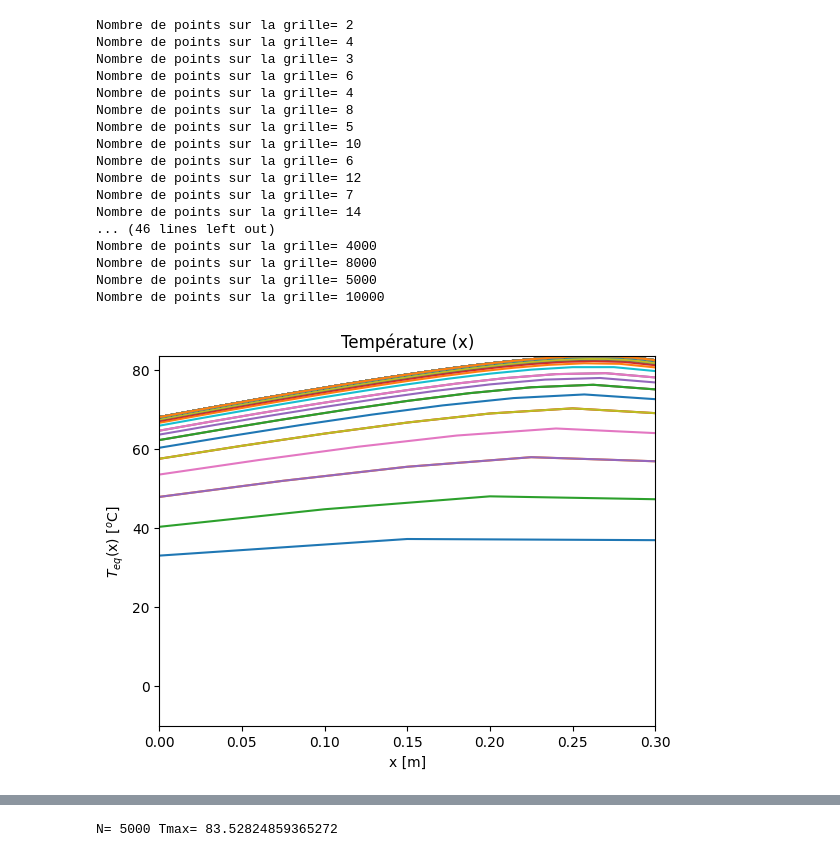
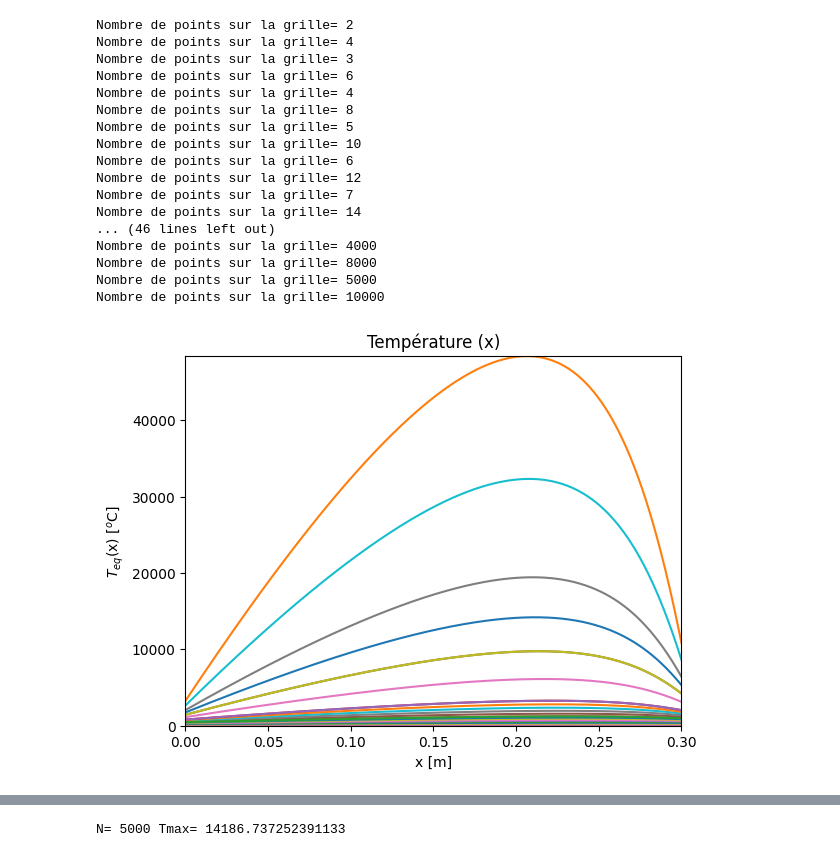
Before and after one commit to patatooe/MP1-Projet-3, a Jupyter notebook: MP1-Equations_independant_du_temps_1D.ipynb, the cells around one changed output, grey strips where cells are left out. Saved outputs shown, nothing was run; the diff lists cells and outputs as text; code cells hidden in the pictures.

```diff
--- a/MP1-Equations_independant_du_temps_1D.ipynb
+++ b/MP1-Equations_independant_du_temps_1D.ipynb
@@ -47,7 +47,7 @@ for N in Nar:
 
     print('Nombre de points sur la grille=',N);
     ci=ci+1;
-    dx=L/N; #Pas de discrétisation
+    dx=0.003       #L/N; #Pas de discrétisation
     x=np.linspace(0,L,N+1);
 
     # Sourse volumique de chaleur q[W/m^3] d'épaisseur dL
@@ -59,13 +59,19 @@ for N in Nar:
     # matrice pleine
     A=np.diag(-2*np.ones(N+1),0)+np.diag(np.ones(N),-1)+np.diag(np.ones(N),1);
 
-    A[0,0]=2*c2*dx-3*c1;A[0,1]=4*c1;A[0,2]=-c1;
-    A[N,N]=3*d1+2*d2*dx;A[N,N-1]=-4*d1;A[N,N-2]=d1;
-    b=-S/k*dx**2; b[0]=-2*c3*dx; b[N]=-2*d3*dx;
+    A[0,0]=2*c2*dx-3*c1;
+    A[0,1]=4*c1;
+    A[0,2]=-c1;
+    A[N,N]=3*d1+2*d2*dx;
+    A[N,N-1]=-4*d1;
+    A[N,N-2]=d1;
+    b=-S/k*dx**2;
+    b[0]=-2*c3*dx;
+    b[N]=-2*d3*dx;
 
     tic=time.time_ns();
     u=np.linalg.solve(A, b); # Option préférée
-#    u=np.linalg.inv(A)@b; # Option gourmande en mémoire
+    # u=np.linalg.inv(A)@b; # Option gourmande en mémoire
     toc=time.time_ns();
     tInv[ci]=(toc-tic)/1e9; #temps en [s]
 
@@ -87,31 +93,31 @@ plt.title('Erreur (N)')
 plt.xlabel('dx [m]')
 plt.ylabel('Err(dx)=|$T_{max}$(dx)-$T_{max}$(dx/2)|')
 plt.show()
 
 plt.figure(3)
 plt.loglog(Nar,tInv,'o')
 plt.title('Temps de calcul (N)')
 plt.xlabel('N')
 plt.ylabel('temps [s]')
 
 Tmax_eq=Tmax[-2];
 print('N=',Nar1[-1],'Tmax=',Tmax_eq)
 # %% [output]
 Nombre de points sur la grille= 2
 Nombre de points sur la grille= 4
 Nombre de points sur la grille= 3
 Nombre de points sur la grille= 6
 Nombre de points sur la grille= 4
 Nombre de points sur la grille= 8
 Nombre de points sur la grille= 5
 Nombre de points sur la grille= 10
 Nombre de points sur la grille= 6
 Nombre de points sur la grille= 12
 Nombre de points sur la grille= 7
 Nombre de points sur la grille= 14
 ... (46 lines left out)
 Nombre de points sur la grille= 4000
 Nombre de points sur la grille= 8000
 Nombre de points sur la grille= 5000
 Nombre de points sur la grille= 10000
-[figure, old version]
+[figure, new version]
@@ -119 +125 @@ Nombre de points sur la grille= 10000
-N= 5000 Tmax= 83.52824859365272
+N= 5000 Tmax= 14186.737252391133
```
Also changed, not shown: parts of 2 cells of this notebook, 1 other file.
